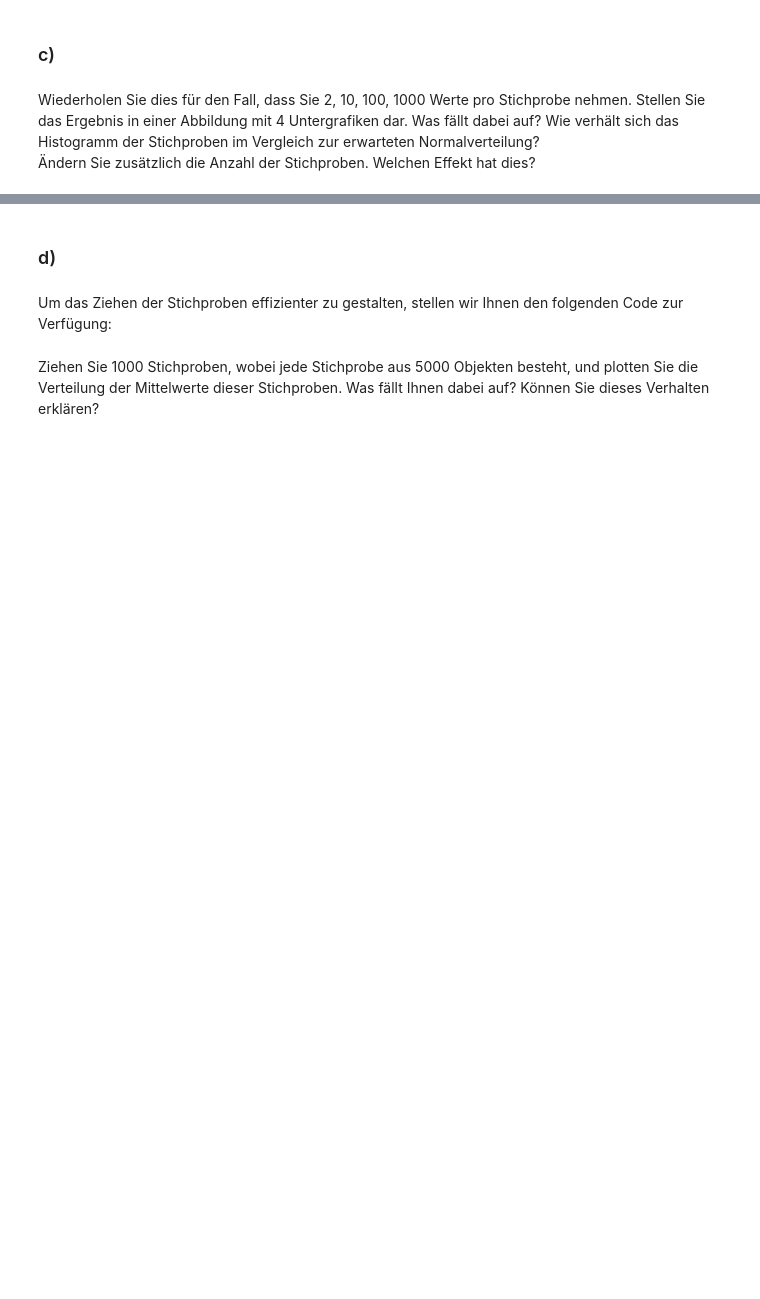
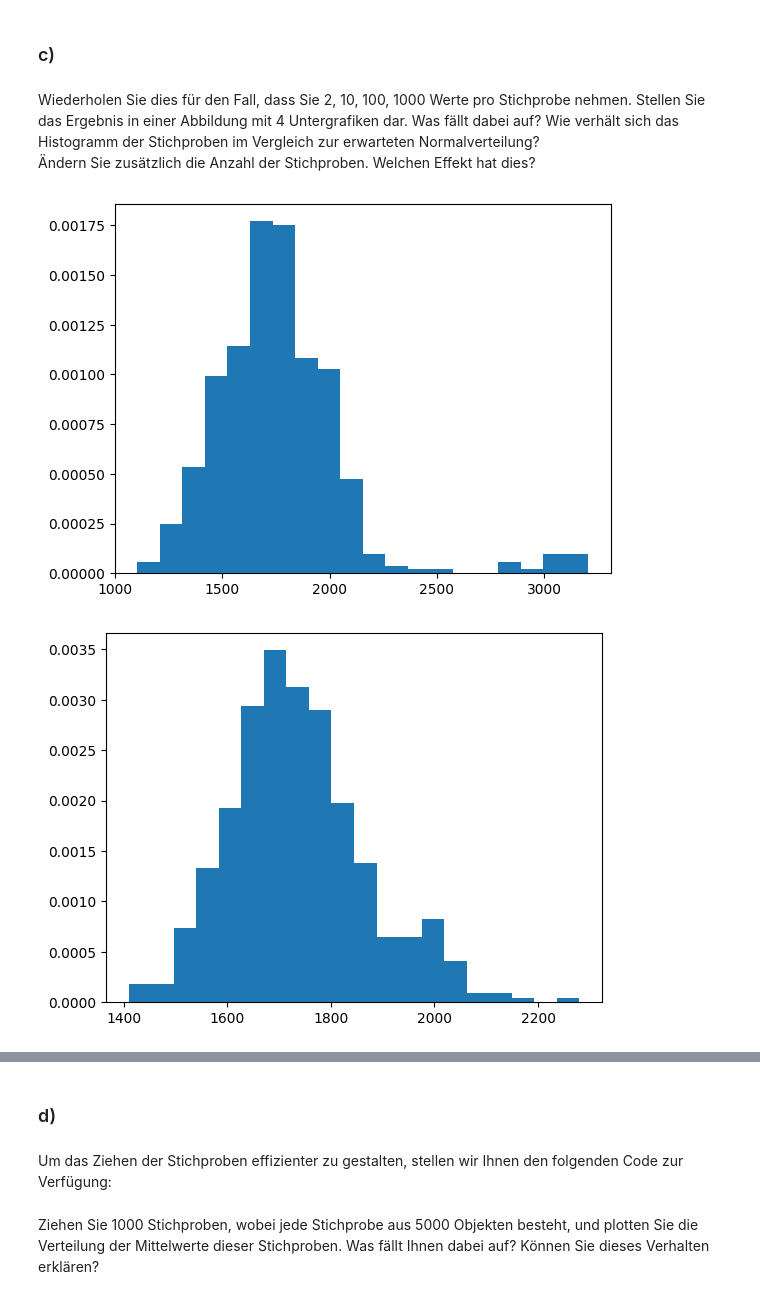
Before and after one commit to LucasWinter73/ETH-Data-Analysis, a Jupyter notebook: Jupiter notebooks/Ex09/Normalverteilung und zentraler Grenzwertsatz.ipynb, the cells around one changed output, grey strips where cells are left out. Saved outputs shown, nothing was run; the diff lists cells and outputs as text; code cells hidden in the pictures; blank space fills up the shorter version.

```diff
--- a/Jupiter notebooks/Ex09/Normalverteilung und zentraler Grenzwertsatz.ipynb
+++ b/Jupiter notebooks/Ex09/Normalverteilung und zentraler Grenzwertsatz.ipynb
@@ -87,0 +161,12 @@ number_of_samples = 500
+# %%
+n_samples_list = np.array([2, 10, 100, 1000])
+number_of_samples = 500
+
+if __name__ == "__main__":
+    draw_central_limit_data(data, num_samples=number_of_samples, sample_size=2)
+    draw_central_limit_data(data, num_samples=number_of_samples, sample_size=10)
+    draw_central_limit_data(data, num_samples=number_of_samples, sample_size=100)
+    draw_central_limit_data(data, num_samples=number_of_samples, sample_size=1000)
+# %% [output]
+[figure, added]
+[figure, added]
```
Also changed, not shown: parts of 8 cells of this notebook.
